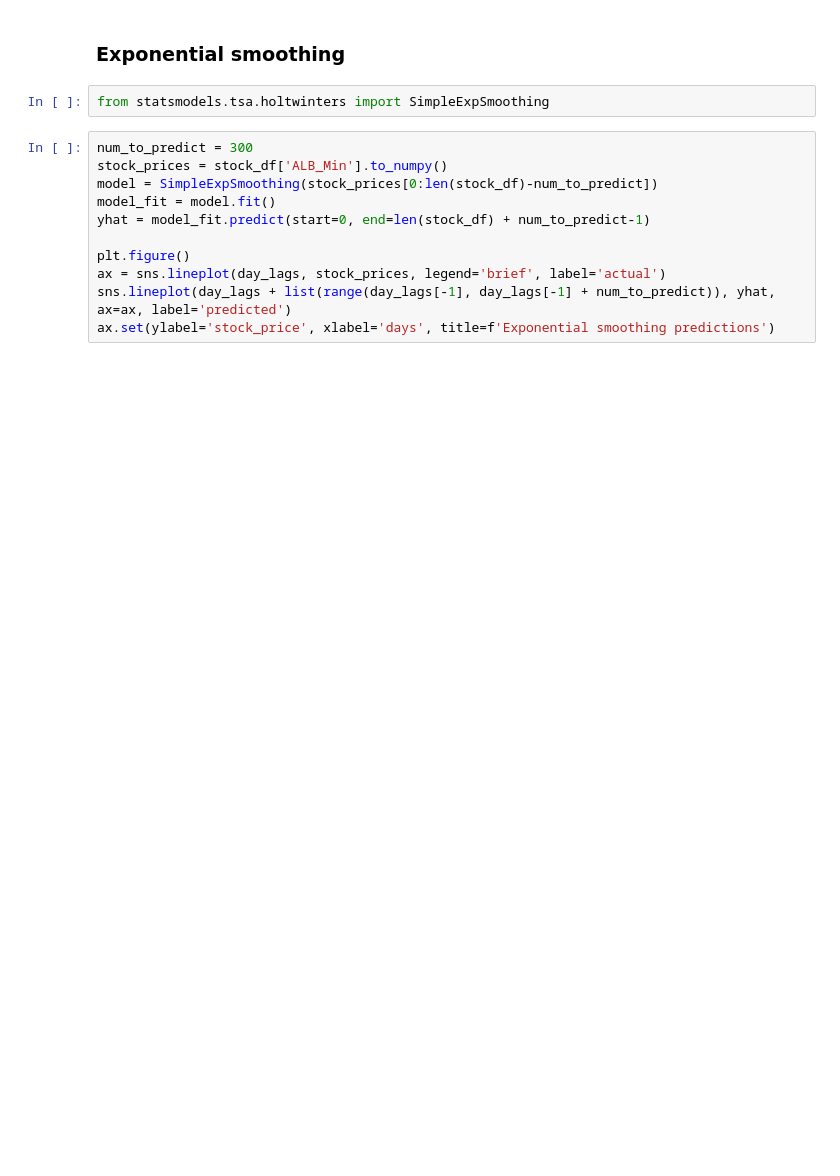
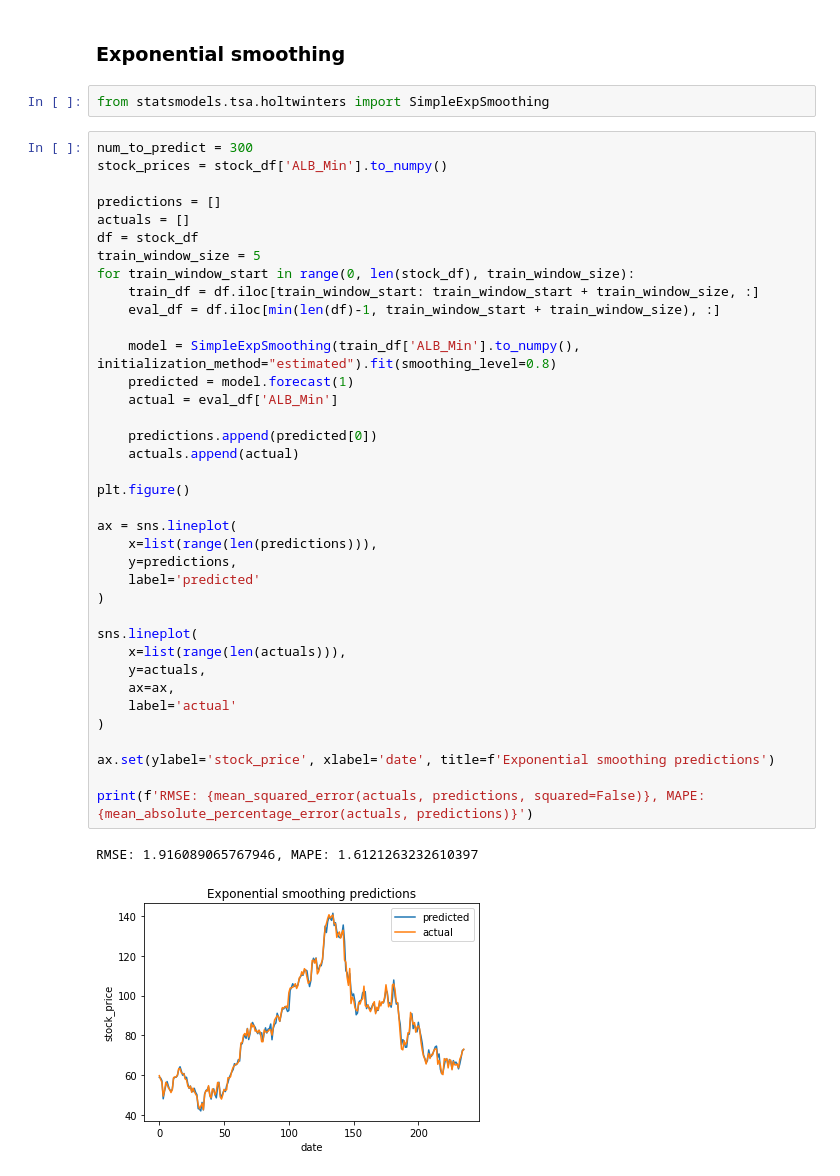
Before and after one commit to mm12063/pa_project, a Jupyter notebook: cross_correlation.ipynb, the cells around one changed output. Cells and saved outputs as stored; diff of their text form; blank space fills up the shorter version.

Commit message:
Add rolling window evaluation

```diff
--- a/cross_correlation.ipynb
+++ b/cross_correlation.ipynb
@@ -132,11 +174,40 @@ from statsmodels.tsa.holtwinters import SimpleExpSmoothing
 # %%
 num_to_predict = 300
 stock_prices = stock_df['ALB_Min'].to_numpy()
-model = SimpleExpSmoothing(stock_prices[0:len(stock_df)-num_to_predict])
-model_fit = model.fit()
-yhat = model_fit.predict(start=0, end=len(stock_df) + num_to_predict-1)
+
+predictions = []
+actuals = []
+df = stock_df
+train_window_size = 5
+for train_window_start in range(0, len(stock_df), train_window_size):
+    train_df = df.iloc[train_window_start: train_window_start + train_window_size, :]
+    eval_df = df.iloc[min(len(df)-1, train_window_start + train_window_size), :]
+
+    model = SimpleExpSmoothing(train_df['ALB_Min'].to_numpy(), initialization_method="estimated").fit(smoothing_level=0.8)
+    predicted = model.forecast(1)
+    actual = eval_df['ALB_Min']
+
+    predictions.append(predicted[0])
+    actuals.append(actual)
 
 plt.figure()
-ax = sns.lineplot(day_lags, stock_prices, legend='brief', label='actual')
-sns.lineplot(day_lags + list(range(day_lags[-1], day_lags[-1] + num_to_predict)), yhat, ax=ax, label='predicted')
-ax.set(ylabel='stock_price', xlabel='days', title=f'Exponential smoothing predictions')
+
+ax = sns.lineplot(
+    x=list(range(len(predictions))),
+    y=predictions,
+    label='predicted'
+)
+
+sns.lineplot(
+    x=list(range(len(actuals))),
+    y=actuals,
+    ax=ax,
+    label='actual'
+)
+
+ax.set(ylabel='stock_price', xlabel='date', title=f'Exponential smoothing predictions')
+
+print(f'RMSE: {mean_squared_error(actuals, predictions, squared=False)}, MAPE: {mean_absolute_percentage_error(actuals, predictions)}')
+# %% [output]
+RMSE: 1.916089065767946, MAPE: 1.6121263232610397
+[figure, added]
```
Also changed, not shown: parts of 2 cells of this notebook.
